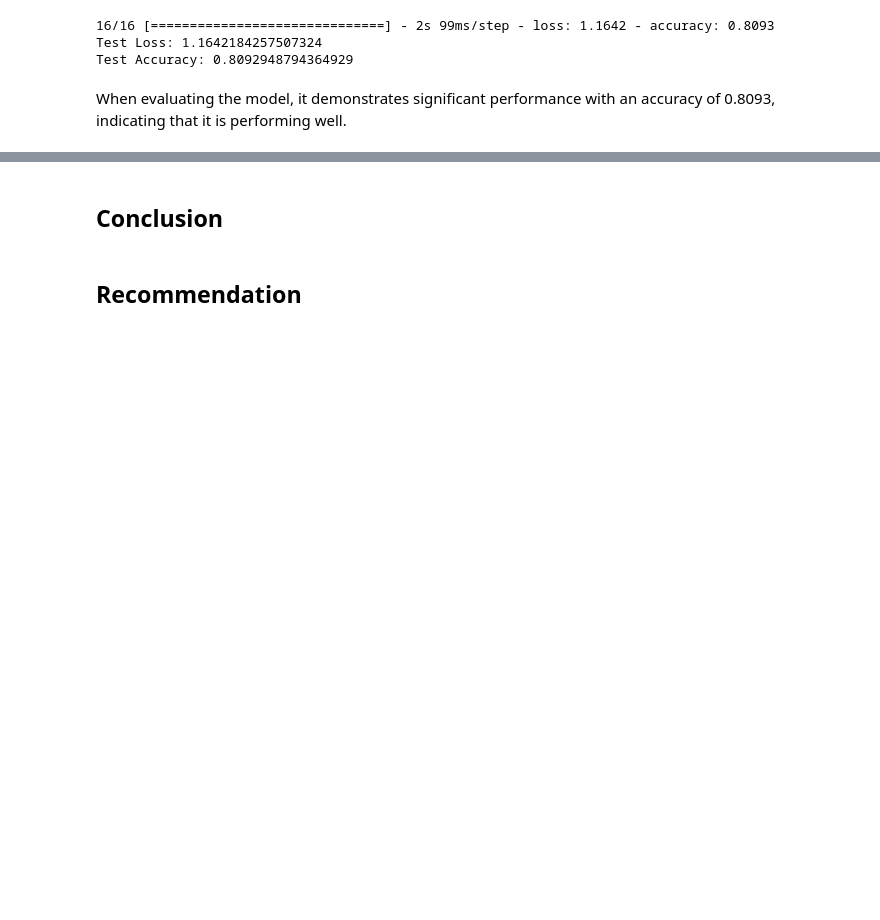
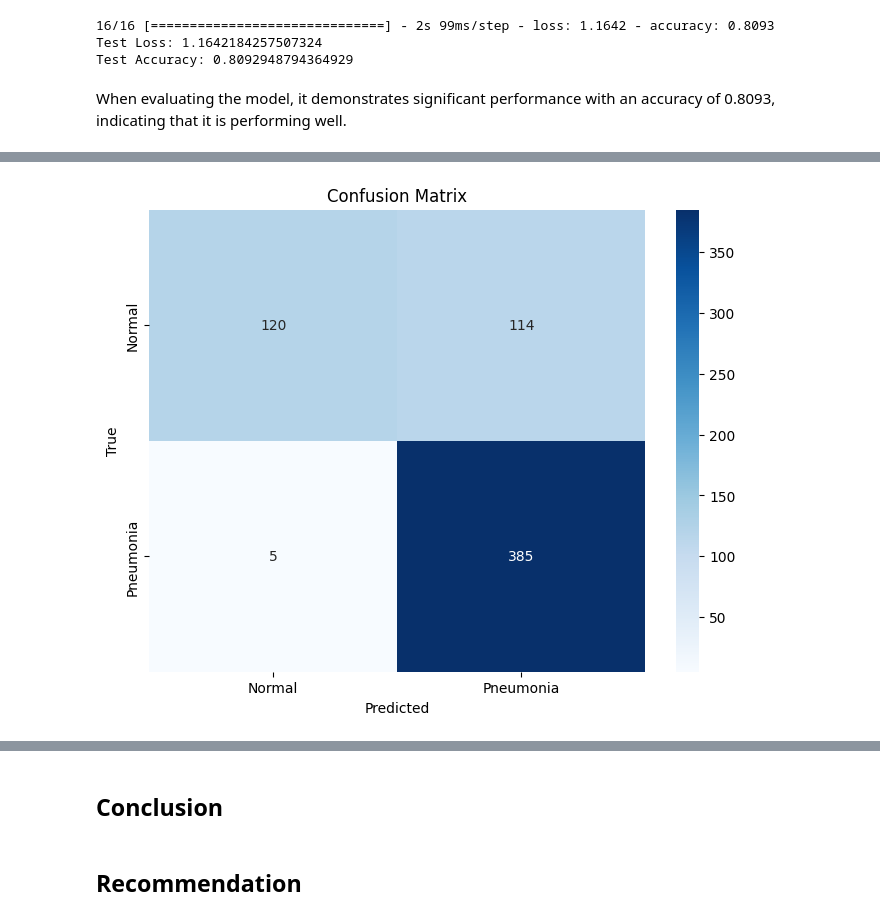
Before and after one commit to AdnanK1/Xray-deep-learning, a Jupyter notebook: index.ipynb, the cells around one changed output, grey strips where cells are left out. Drawn from its saved outputs; the diff is of its cells as text; code cells hidden in the pictures; blank space fills up the shorter version.

Commit message:
Added a confusion matrix to farther view the performance of the cnn model

```diff
--- a/index.ipynb
+++ b/index.ipynb
@@ -456,3 +458,5 @@ Test Loss: 1.1642184257507324
 Test Accuracy: 0.8092948794364929
 # %% [markdown]
 When evaluating the model, it demonstrates significant performance with an accuracy of 0.8093, indicating that it is performing well.
+# %%
+predictions = cnn_model.predict(test_images)
@@ -458,0 +465,13 @@ When evaluating the model, it demonstrates significant performance with an accur
+# %%
+# Calculate the confusion matrix
+cm = confusion_matrix(test_labels.argmax(axis=1), predictions.argmax(axis=1))
+# %%
+# Create a heatmap of the confusion matrix
+plt.figure(figsize=(8, 6))
+sns.heatmap(cm, annot=True, fmt='d', cmap='Blues', xticklabels=['Normal', 'Pneumonia'], yticklabels=['Normal', 'Pneumonia'])
+plt.xlabel('Predicted')
+plt.ylabel('True')
+plt.title('Confusion Matrix')
+plt.show()
+# %% [output]
+[figure, added]
```
Also changed, not shown: parts of 3 cells of this notebook.
